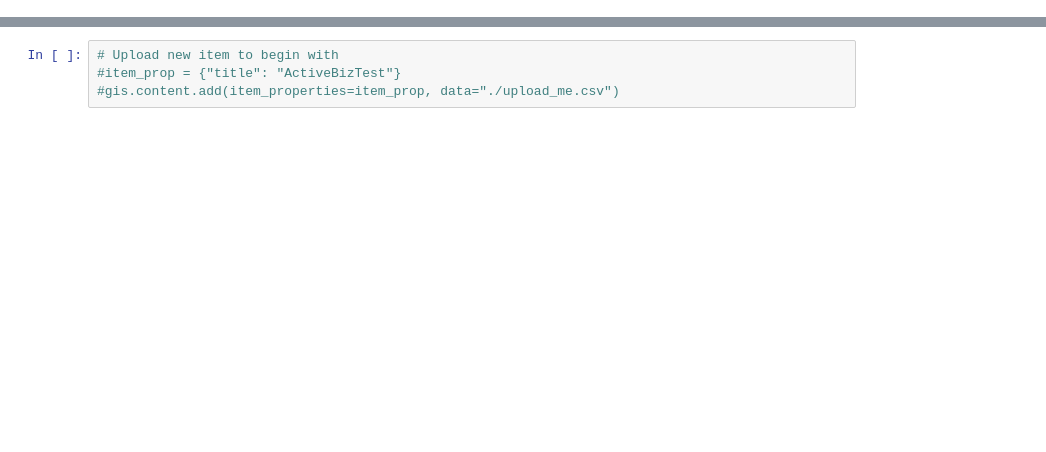
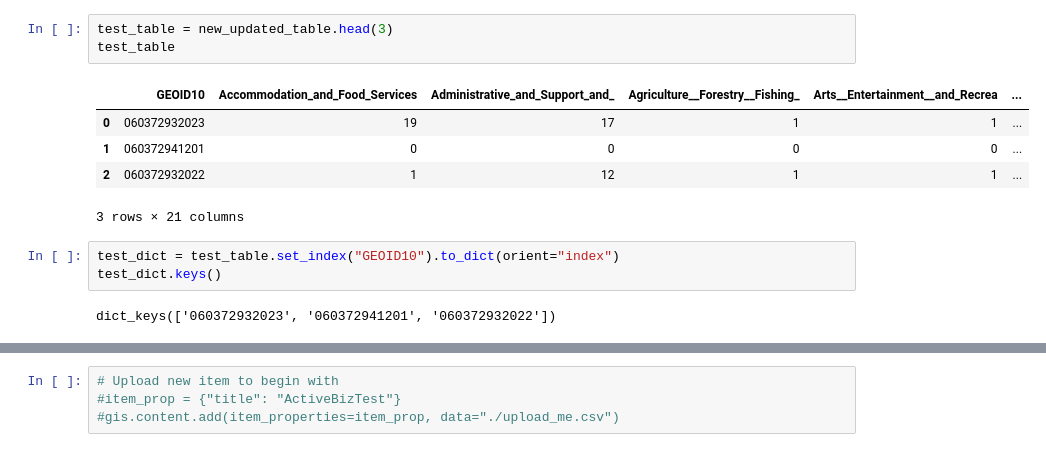
Before and after one commit to CityOfLosAngeles/civis-gcp-transition, a Jupyter notebook: src/test3.ipynb, the cells around one changed output, grey strips where cells are left out. Cells and saved outputs as stored; diff of their text form; blank space fills up the shorter version.

```diff
--- a/src/test3.ipynb
+++ b/src/test3.ipynb
@@ -50,0 +73,14 @@ updated_table.to_csv("./upload_me.csv", index=False)
+# %%
+test_table = new_updated_table.head(3)
+test_table
+# %% [output]
+|  | GEOID10 | Accommodation_and_Food_Services | Administrative_and_Support_and_ | Agriculture__Forestry__Fishing_ | Arts__Entertainment__and_Recrea | ... |
+| 0 | 060372932023 | 19 | 17 | 1 | 1 | ... |
+| 1 | 060372941201 | 0 | 0 | 0 | 0 | ... |
+| 2 | 060372932022 | 1 | 12 | 1 | 1 | ... |
+3 rows × 21 columns
+# %%
+test_dict = test_table.set_index("GEOID10").to_dict(orient="index")
+test_dict.keys()
+# %% [output]
+dict_keys(['060372932023', '060372941201', '060372932022'])
```
Also changed, not shown: parts of 19 cells of this notebook.
